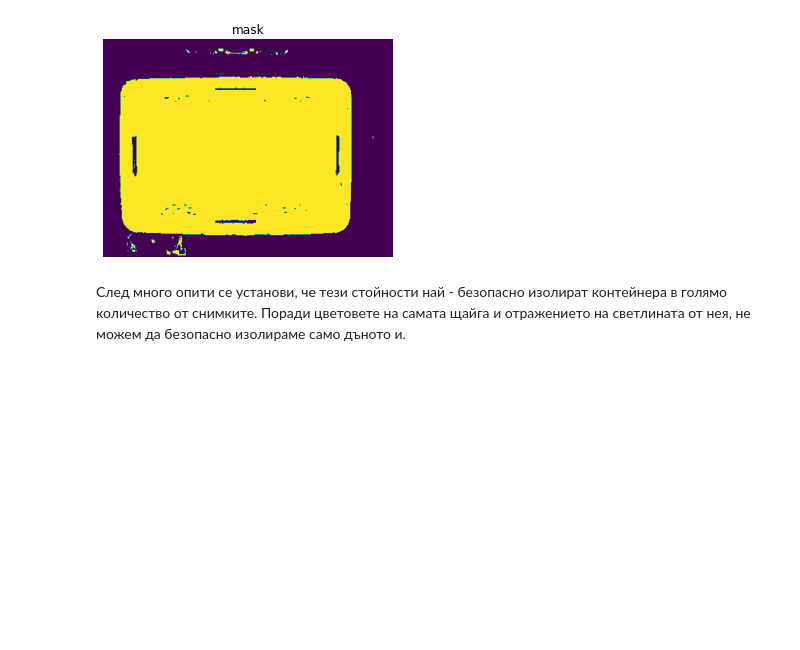
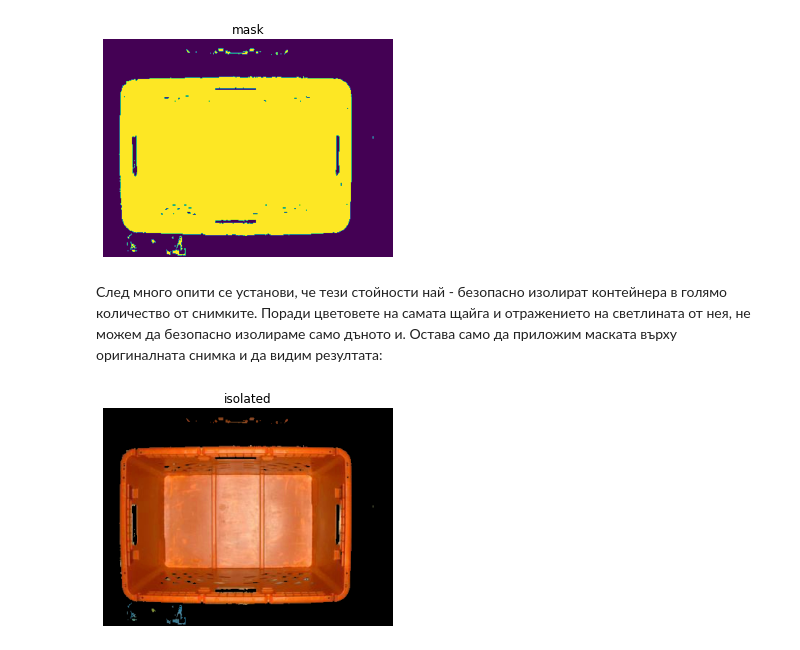
Before and after one commit to stefan-sotirov-elsys/Thesis, a Jupyter notebook: src/Обработка на данните.ipynb, the cells around one changed output. Cells and saved outputs as stored; diff of their text form; code cells hidden in the pictures; blank space fills up the shorter version.

```diff
--- a/src/Обработка на данните.ipynb
+++ b/src/Обработка на данните.ipynb
@@ -139,4 +139,43 @@ matplotlib.pyplot.show()
 # %% [output]
 [figure]
 # %% [markdown]
-След много опити се установи, че тези стойности най - безопасно изолират контейнера в голямо количество от снимките. Поради цветовете на самата щайга и отражението на светлината от нея, не можем да безопасно изолираме само дъното и.
+След много опити се установи, че тези стойности най - безопасно изолират контейнера в голямо количество от снимките. Поради цветовете на самата щайга и отражението на светлината от нея, не можем да безопасно изолираме само дъното и. Остава само да приложим маската върху оригиналната снимка и да видим резултата:
+# %%
+import os
+import matplotlib.pyplot
+import cv2
+import numpy
+
+files_names = os.listdir("../data/clean/")
+
+files_count = len(files_names)
+
+clean_container = cv2.imread("../data/clean/" + files_names[0])
+
+clean_container_hsv = cv2.cvtColor(clean_container, cv2.COLOR_BGR2HSV)
+
+hue = (clean_container_hsv[:, :, 0] < 100) * (clean_container_hsv[:, :, 0] > 3)
+
+saturation = (clean_container_hsv[:, :, 1] > 70)
+
+value = (clean_container_hsv[:, :, 2] > 120)
+
+mask = saturation * value * hue
+
+clean_container_hsv[:, :, 0] *= mask
+
+clean_container_hsv[:, :, 1] *= mask
+
+clean_container_hsv[:, :, 2] *= mask
+
+clean_container = cv2.cvtColor(clean_container_hsv, cv2.COLOR_HSV2RGB)
+
+matplotlib.pyplot.title("isolated")
+
+matplotlib.pyplot.imshow(clean_container)
+
+matplotlib.pyplot.axis("off")
+
+matplotlib.pyplot.show()
+# %% [output]
+[figure, added]
```
